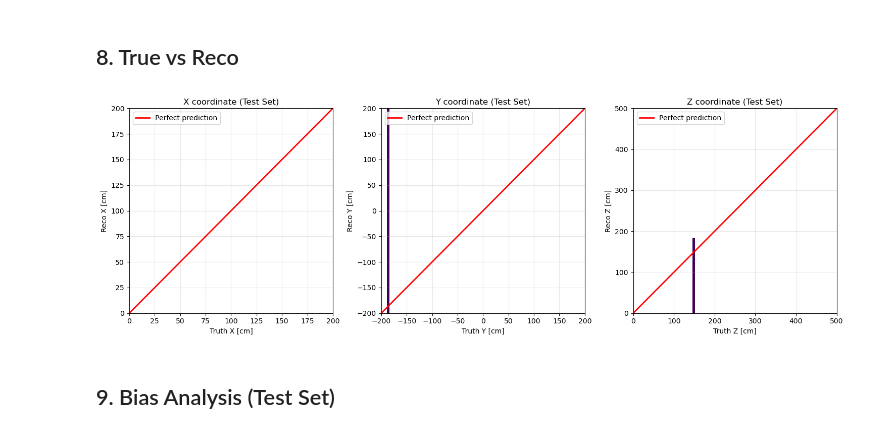
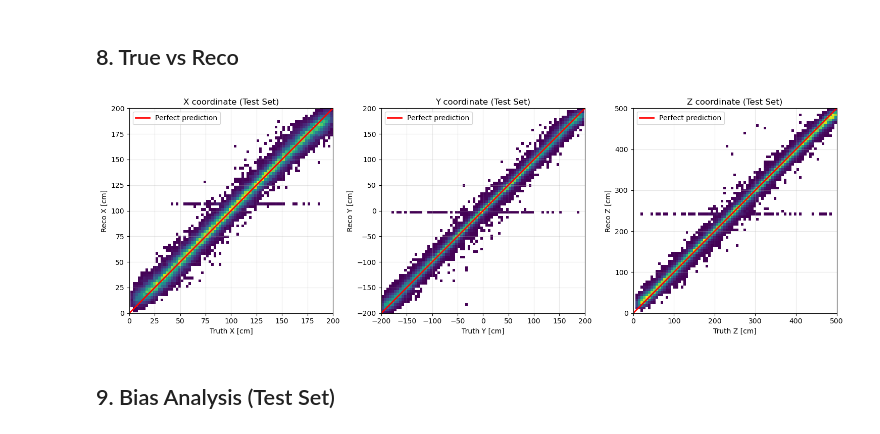
Before and after one commit to SBNSoftware/sbndcode, a Jupyter notebook: sbndcode/PosRecoCVN/training/PosRecoCNN_Inference.ipynb, the cells around one changed output. Saved outputs shown, nothing was run; the diff lists cells and outputs as text; code cells hidden in the pictures.

```diff
--- a/sbndcode/PosRecoCVN/training/PosRecoCNN_Inference.ipynb
+++ b/sbndcode/PosRecoCVN/training/PosRecoCNN_Inference.ipynb
@@ -279,6 +284,6 @@ Coated map shape: (118, 70)
 # %%
 # Load saved normalization factors from training
-norm_file = '/exp/sbnd/data/users/svidales/AI_nuvT_project_support/cnn_models/normalization_factors.json'
+norm_file = '/exp/sbnd/data/users/svidales/AI_nuvT_project_support/cnn_models/v0508_trained_w_30k/v0901_trained_w_165k/normalization_factors.json'
 with open(norm_file, 'r') as f:
     norm_data = json.load(f)
 
@@ -286,16 +291,27 @@ normalization_factors = norm_data['normalization_factors']
 coord_ranges = norm_data['coord_ranges']
 image_config = norm_data['image_config']
 
-print(f"📋 Loaded normalization factors: {normalization_factors}")
-print(f"📋 Coordinate ranges: {coord_ranges}")
+print(f">> Loaded normalization factors: {normalization_factors}")
+print(f"* Coordinate ranges: {coord_ranges}")
 
 # Create images using SAVED normalization factors (critical for inference!)
-print("🖼️ Creating PE images with saved normalization...")
-images, _ = create_pe_images(
+print(">> Creating PE images with saved normalization...")
+images, _, valid_event_mask = create_pe_images(
     pe_matrix, uncoated_map, coated_map,
     method=IMAGE_CONFIG['selection_method'],
     normalization_factors=normalization_factors  # Use training normalization!
 )
 
-print(f"✅ Images created: {images.shape}")
+print(f"* Images created: {images.shape}")
+print(f"* Events kept: {np.sum(valid_event_mask)}/{len(valid_event_mask)}")
+
+# Apply the mask to coordinate arrays to maintain synchronization with filtered images
+if not np.all(valid_event_mask):
+    print(f"* Synchronizing coordinate arrays with events that passed normalization...")
+    dEpromx_final = np.array(dEpromx_final)[valid_event_mask]
+    dEpromy_final = np.array(dEpromy_final)[valid_event_mask]
+    dEpromz_final = np.array(dEpromz_final)[valid_event_mask]
+    print(f"* Coordinate arrays updated to {len(dEpromx_final)} events")
+else:
+    print(f"* All events passed normalization checks - no coordinate filtering needed")
 # %% [output]
@@ -342,9 +359,9 @@ Scaled test coordinate ranges:
 ## 6. Model Loading and Inference
 # %%
 # Load trained model
-model_path = '/exp/sbnd/data/users/svidales/AI_nuvT_project_support/cnn_models/v0508_trained_w_30k/v0805_trained_w_165k/saved_model'
-print(f"🤖 Loading model from: {model_path}")
+model_path = '/exp/sbnd/data/users/svidales/AI_nuvT_project_support/cnn_models/v0508_trained_w_30k/v0901_trained_w_165k/saved_model'
+print(f">> Loading model from: {model_path}")
 
 model = tf.saved_model.load(model_path)
-print("✅ Model loaded successfully")
+print(">> Model loaded successfully")
 # %% [output]
@@ -480,35 +620,35 @@ print("⚠️ WARNING: Predictions are completely out of range - model or scalin
 fig, axs = plt.subplots(1, 3, figsize=(15, 5))
 coord_names = ['X', 'Y', 'Z']
 coord_limits = [(0, 200), (-200, 200), (0, 500)]
 
 for i, (coord, limits) in enumerate(zip(coord_names, coord_limits)):
     hist, xedges, yedges = np.histogram2d(
         y_test_original[:, i],
         y_pred_original[:, i],
         bins=ANALYSIS_CONFIG['reco_truth_comparison']['bins']
     )
 
-    hist_masked = np.ma.masked_equal(hist, 0)
+    hist_masked = np.ma.masked_where(hist <= 2, hist)
 
     im = axs[i].pcolormesh(
         xedges, yedges, hist_masked.T,
         cmap=ANALYSIS_CONFIG['reco_truth_comparison']['cmap'],
         shading='auto'
     )
 
     axs[i].plot(limits, limits, 'r-', linewidth=2, label='Perfect prediction')
     axs[i].set_xlim(limits)
     axs[i].set_ylim(limits)
     axs[i].set_xlabel(f'Truth {coord} [cm]')
     axs[i].set_ylabel(f'Reco {coord} [cm]')
     axs[i].set_title(f'{coord} coordinate (Test Set)')
     axs[i].grid(True, alpha=0.3)
     axs[i].legend()
 
 plt.tight_layout()
 plt.show()
 # %% [output]
-[figure, old version]
+[figure, new version]
 # %% [markdown]
 ## 9. Bias Analysis (Test Set)
 # %%
```
Also changed, not shown: parts of 12 cells of this notebook, 6 other files.
